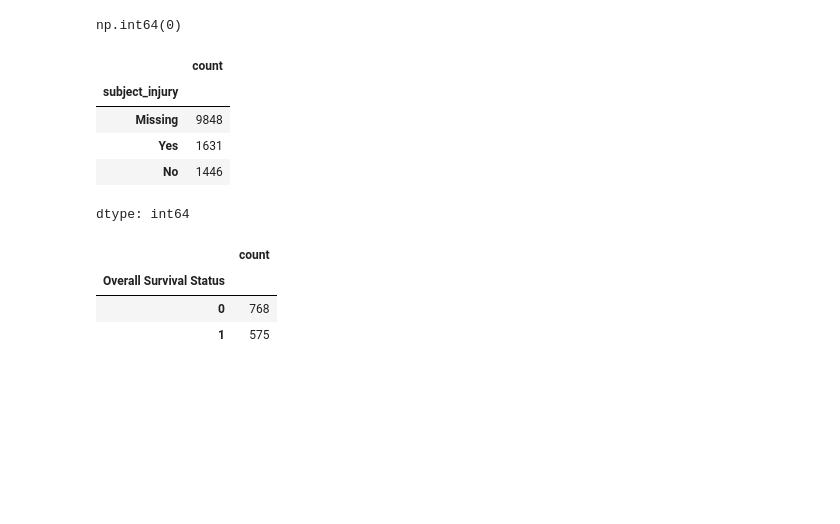
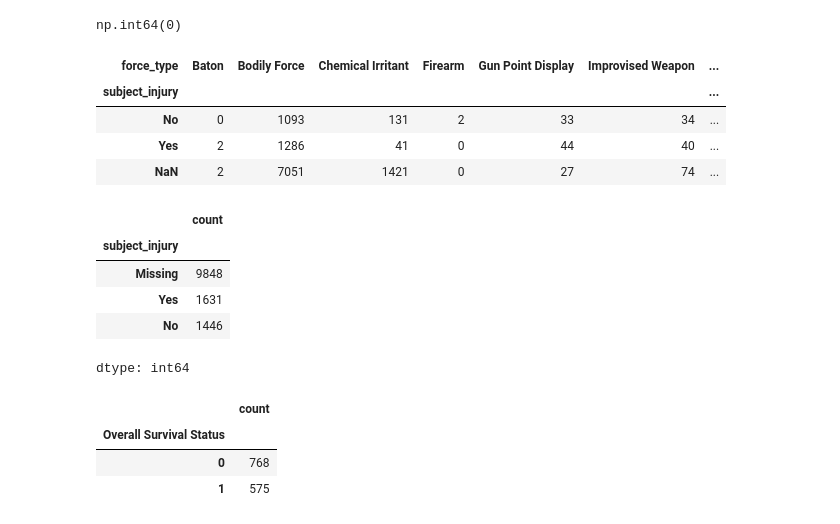
Before and after one commit to thomashooks53/undergrad_ml_assignments, a Jupyter notebook: 01_assignment_wrangling_and_eda.ipynb, the cells around one changed output. Saved outputs shown, nothing was run; the diff lists cells and outputs as text; code cells hidden in the pictures; blank space fills up the shorter version.

```diff
--- a/01_assignment_wrangling_and_eda.ipynb
+++ b/01_assignment_wrangling_and_eda.ipynb
@@ -84,23 +84,28 @@ np.int64(0)
 # %%
 # Question 1 Part 2
 police = pd.read_csv("/content/data/mn_police_use_of_force.csv")
 police.head(30) #Upon first look, roughly 50% of injuries are NaN
 police['subject_injury'].describe()
 police['subject_injury'].unique() #Shows only values are 'No', 'Yes', and nan
 police['subject_injury'].value_counts(dropna=False) #Reveals 9848 rows have no value for this variable
 police['subject_injury'].isna().mean() #Reveals 76.19% of values are missing
 
-pd.crosstab(police['subject_injury'],police['force_type'], dropna=False) #All force types are predominantly missing the injury data, but Chemical irritants stick out with 1421 missing and only 172 reported. The more severe types of force have more reported injuries, such as bodily force with 2379 injury values
+display(pd.crosstab(police['subject_injury'],police['force_type'], dropna=False)) #All force types are predominantly missing the injury data, but Chemical irritants stick out with 1421 missing and only 172 reported. The more severe types of force have more reported injuries, such as bodily force with 2379 injury values
 
 police['subject_injury'] = police['subject_injury'].fillna('Missing')
 police.head(30) #NaN is now shown as Missing
 police['subject_injury'].value_counts(dropna=False) #Confirms only "No", "Yes", and "Missing" are present
 # %% [output]
-|  | count |
-| subject_injury |  |
-| Missing | 9848 |
-| Yes | 1631 |
-| No | 1446 |
+| force_type | Baton | Bodily Force | Chemical Irritant | Firearm | Gun Point Display | Improvised Weapon | ... |
+| subject_injury |  |  |  |  |  |  | ... |
+| No | 0 | 1093 | 131 | 2 | 33 | 34 | ... |
+| Yes | 2 | 1286 | 41 | 0 | 44 | 40 | ... |
+| NaN | 2 | 7051 | 1421 | 0 | 27 | 74 | ... |
+|  | count |
+| subject_injury |  |
+| Missing | 9848 |
+| Yes | 1631 |
+| No | 1446 |
 dtype: int64
 # %%
 # Question 1 Part 3
```
Also changed, not shown: parts of 1 cell of this notebook.
